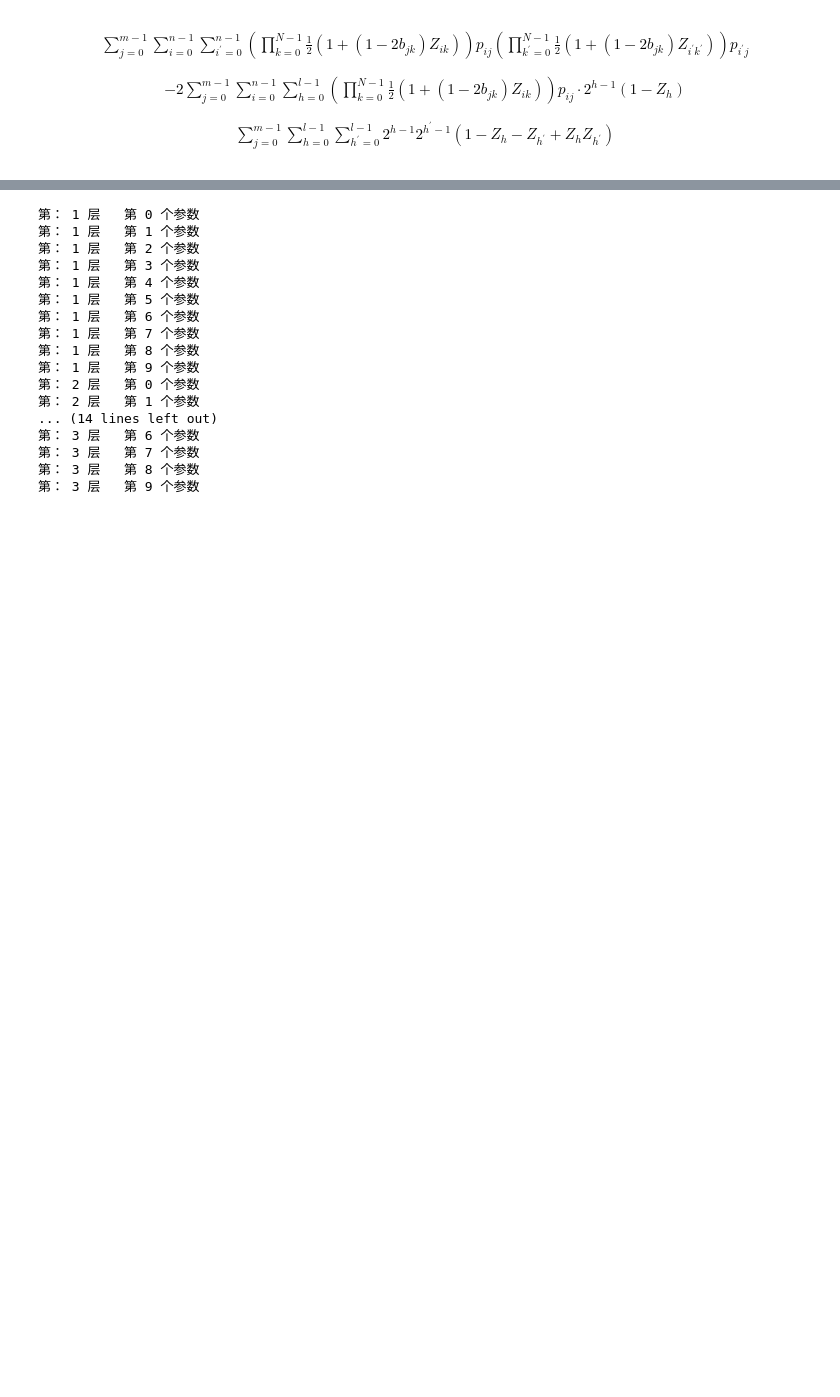
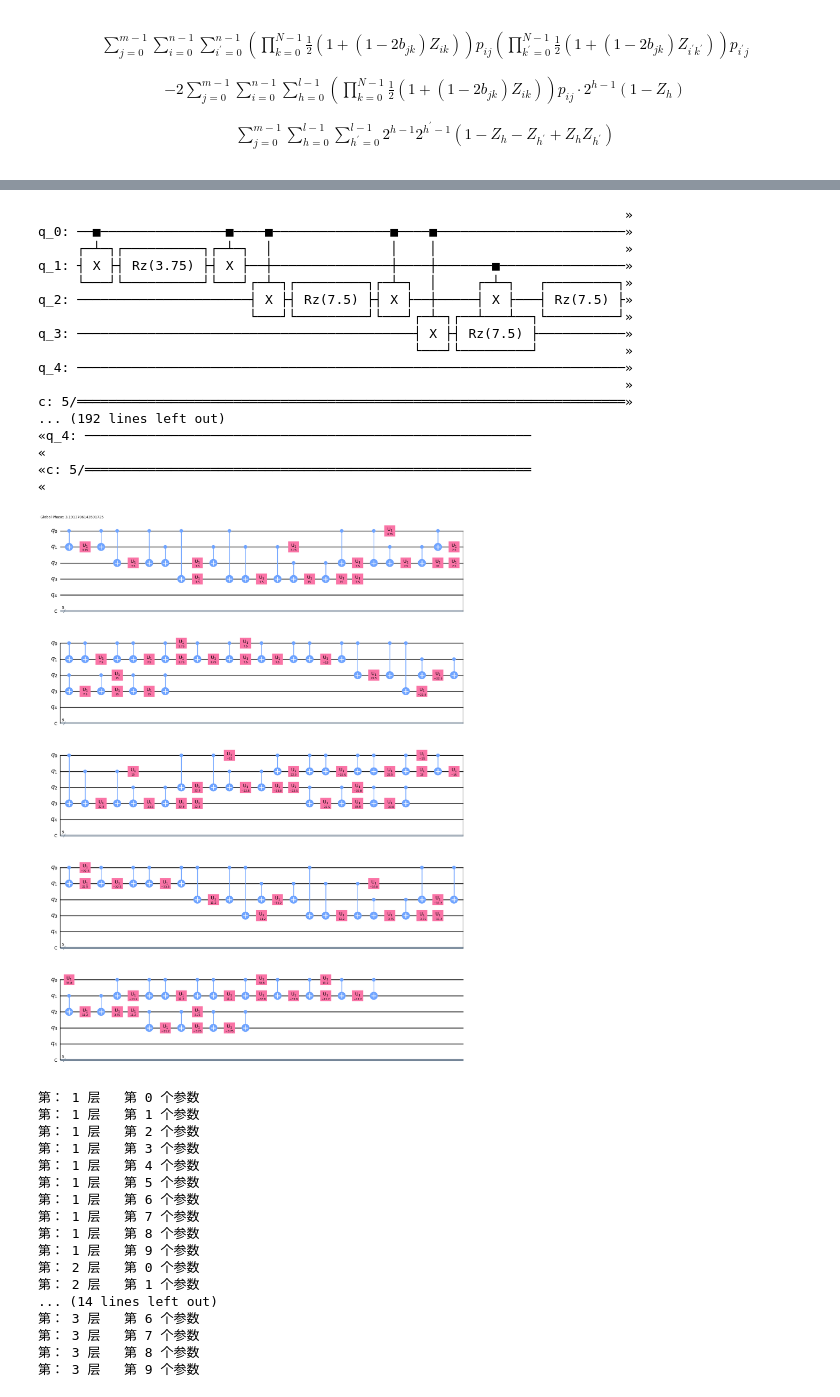
Before and after one commit to li-bit-spec/FOOSP, a Jupyter notebook: QAOA/binary/binary_exp_N=2.ipynb, the cells around one changed output, grey strips where cells are left out. Drawn from its saved outputs; the diff is of its cells as text; code cells hidden in the pictures; blank space fills up the shorter version.

```diff
--- a/QAOA/binary/binary_exp_N=2.ipynb
+++ b/QAOA/binary/binary_exp_N=2.ipynb
@@ -240,3 +286,31 @@ def get_cost_circuit3(gamma, qc):
+# %%
+from qiskit import Aer, QuantumCircuit, execute
+gamma= 1
+qc = QuantumCircuit(num_qubits, num_qubits)
+# qc.h(range(num_qubits))
+# print(qc)
+get_cost_circuit3(gamma, qc)
+print(qc)
+qc.decompose().draw('mpl')
+# %% [output]
+                                                                           »
+q_0: ──■────────────────■────■───────────────■────■────────────────────────»
+     ┌─┴─┐┌──────────┐┌─┴─┐  │               │    │                        »
+q_1: ┤ X ├┤ Rz(3.75) ├┤ X ├──┼───────────────┼────┼───────■────────────────»
+     └───┘└──────────┘└───┘┌─┴─┐┌─────────┐┌─┴─┐  │     ┌─┴─┐   ┌─────────┐»
+q_2: ──────────────────────┤ X ├┤ Rz(7.5) ├┤ X ├──┼─────┤ X ├───┤ Rz(7.5) ├»
+                           └───┘└─────────┘└───┘┌─┴─┐┌──┴───┴──┐└─────────┘»
+q_3: ───────────────────────────────────────────┤ X ├┤ Rz(7.5) ├───────────»
+                                                └───┘└─────────┘           »
+q_4: ──────────────────────────────────────────────────────────────────────»
+                                                                           »
+c: 5/══════════════════════════════════════════════════════════════════════»
+... (192 lines left out)
+«q_4: ─────────────────────────────────────────────────────────
+«
+«c: 5/═════════════════════════════════════════════════════════
+«
+[figure, added]
 # %%
 def get_mixer_circuit(beta, qc):
     # beta, gamma = params[:len(params)//2], params[len(params)//2:]
```
Also changed, not shown: parts of 7 cells of this notebook, 1 other file.
